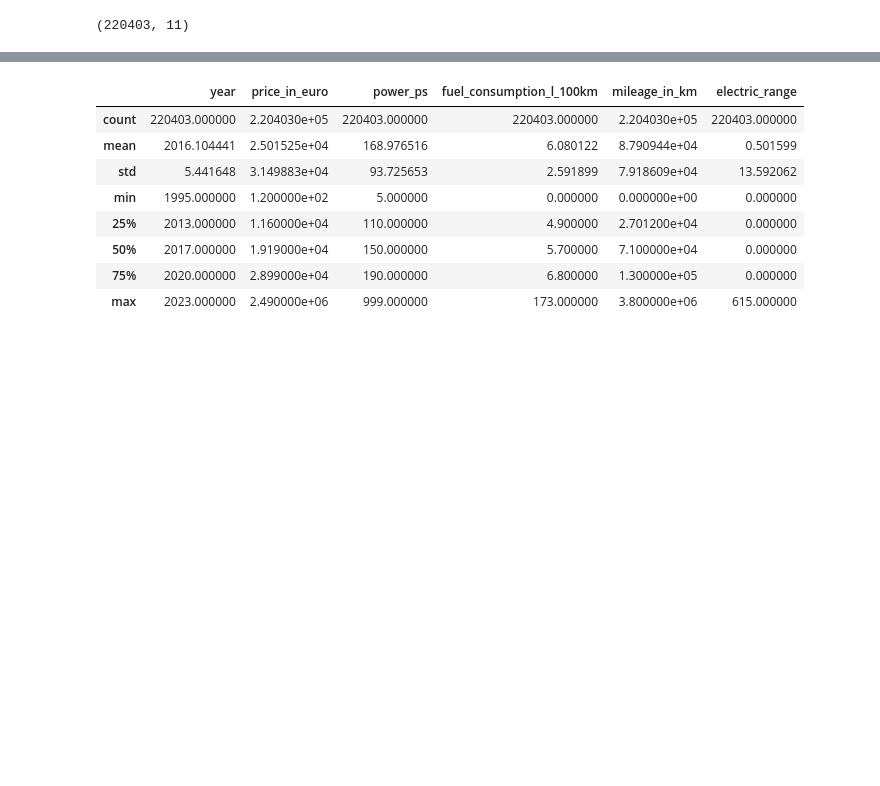
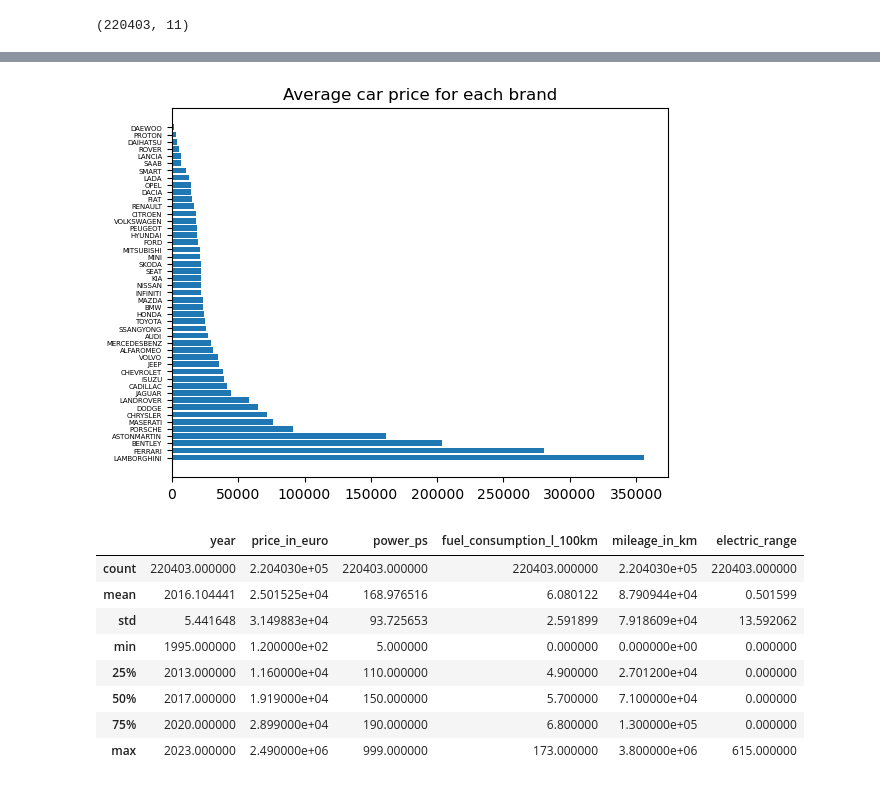
Before and after one commit to Matei00/UsedCars, a Jupyter notebook: UsedCars.ipynb, the cells around one changed output, grey strips where cells are left out. Saved outputs shown, nothing was run; the diff lists cells and outputs as text; code cells hidden in the pictures; blank space fills up the shorter version.

```diff
--- a/UsedCars.ipynb
+++ b/UsedCars.ipynb
@@ -180,3 +222,11 @@ df.shape
+# %%
+average = df[['brand', 'price_in_euro']].groupby('brand').mean().sort_values(by='price_in_euro', ascending=False)
+plt.barh(average.index, average.price_in_euro)
+plt.yticks(fontsize=5)
+plt.title('Average car price for each brand')
+plt.show()
+# %% [output]
+[figure, added]
 # %%
 df.describe()
 # %% [output]
```
Also changed, not shown: parts of 15 cells of this notebook.
